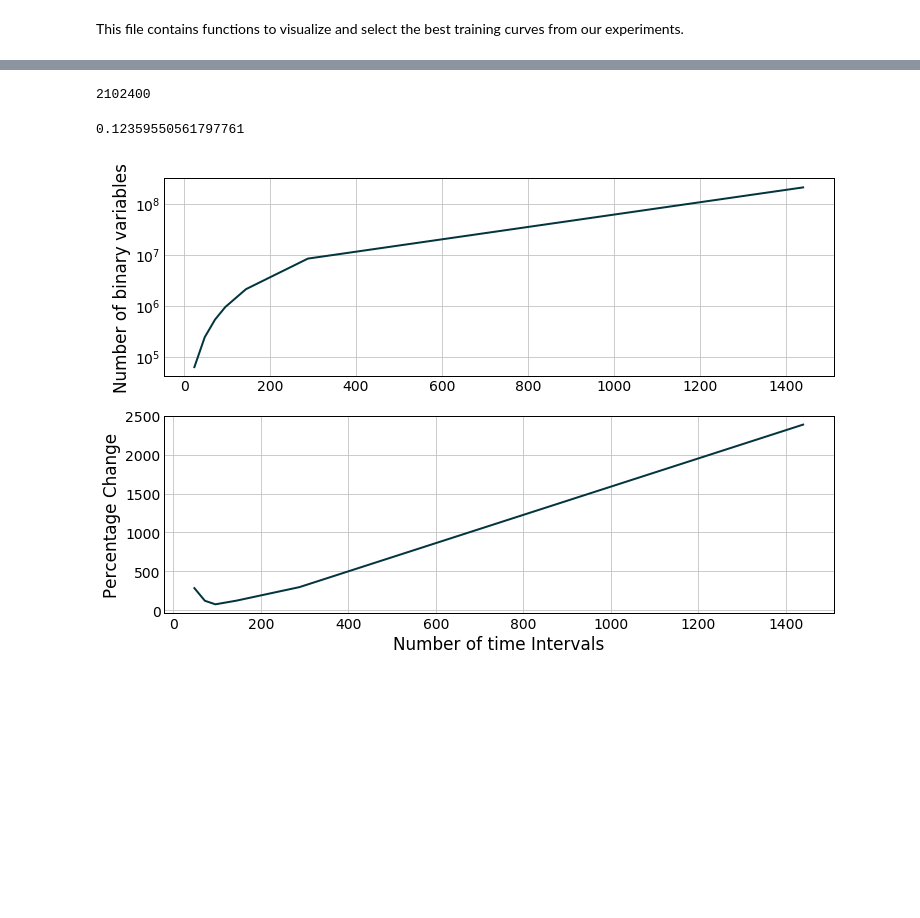
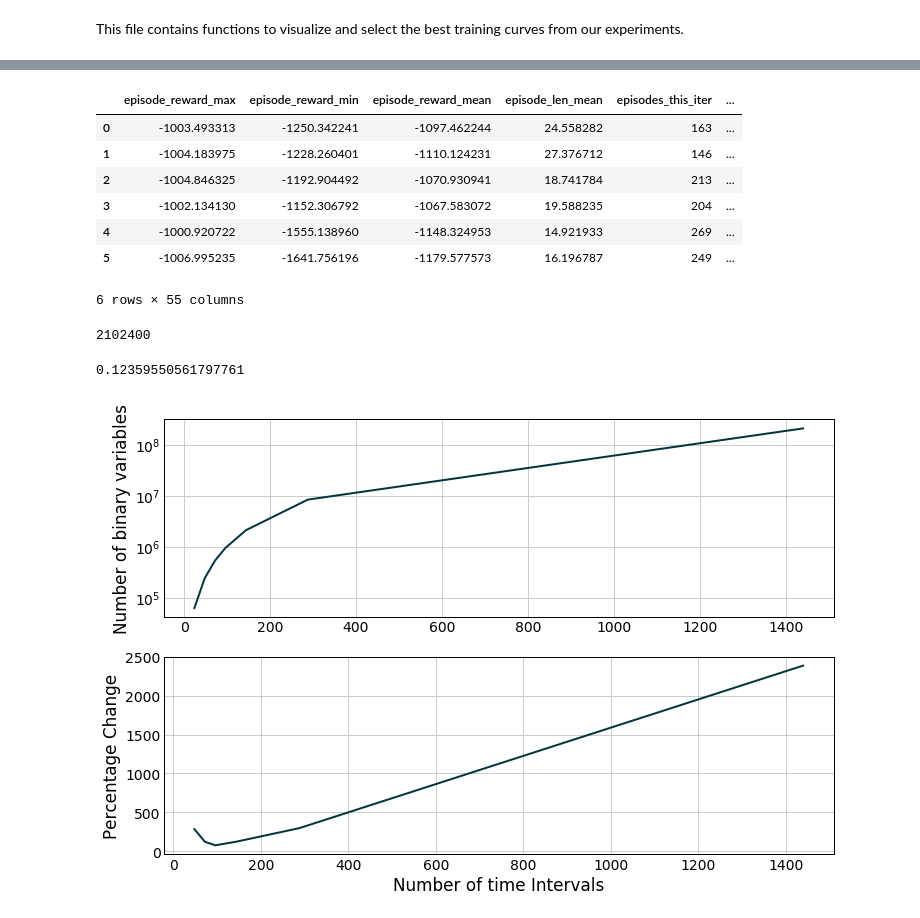
Before and after one commit to hubbs5/or-gym, a Jupyter notebook: notebooks/training_curves.ipynb, the cells around one changed output, grey strips where cells are left out. Drawn from its saved outputs; the diff is of its cells as text; code cells hidden in the pictures; blank space fills up the shorter version.

```diff
--- a/notebooks/training_curves.ipynb
+++ b/notebooks/training_curves.ipynb
@@ -45,6 +45,18 @@ for env in envs:
 /home/christian/ray_results/PPO/PPO_Knapsack-v0_70012da3_1_lr=0.001,vf_share_layers=True_2020-03-21_16-39-26_z6_97l8
 [figure]
 /home/christian/ray_results/PPO/PPO_Knapsack-v0_70012da4_2_lr=0.0001,vf_share_layers=True_2020-03-21_17-13-03j4saa4bw
+# %%
+data = pd.read_csv('../or_gym/benchmarks/results/VMPacking-v0_or_gym_tune_2020-04-13.csv')
+data
+# %% [output]
+|  | episode_reward_max | episode_reward_min | episode_reward_mean | episode_len_mean | episodes_this_iter | ... |
+| 0 | -1003.493313 | -1250.342241 | -1097.462244 | 24.558282 | 163 | ... |
+| 1 | -1004.183975 | -1228.260401 | -1110.124231 | 27.376712 | 146 | ... |
+| 2 | -1004.846325 | -1192.904492 | -1070.930941 | 18.741784 | 213 | ... |
+| 3 | -1002.134130 | -1152.306792 | -1067.583072 | 19.588235 | 204 | ... |
+| 4 | -1000.920722 | -1555.138960 | -1148.324953 | 14.921933 | 269 | ... |
+| 5 | -1006.995235 | -1641.756196 | -1179.577573 | 16.196787 | 249 | ... |
+6 rows × 55 columns
 # %%
 import or_gym
 import numpy as np
```
Also changed, not shown: parts of 3 cells of this notebook, 3 other files.
